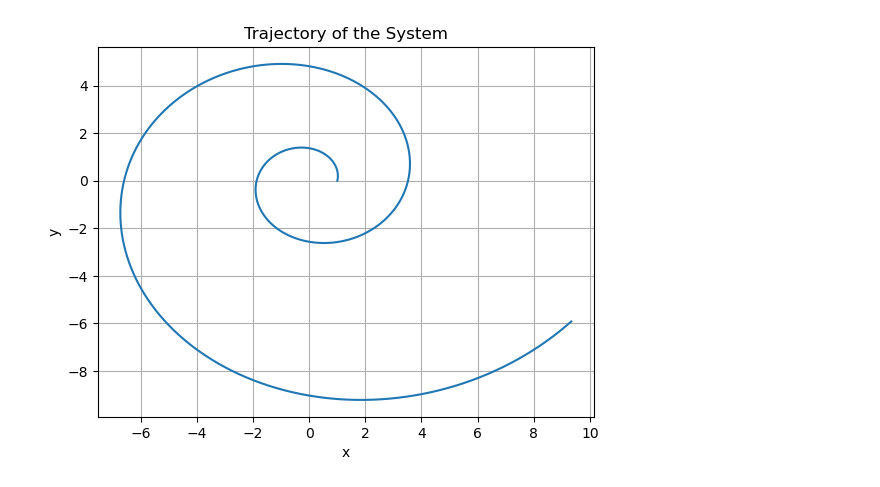
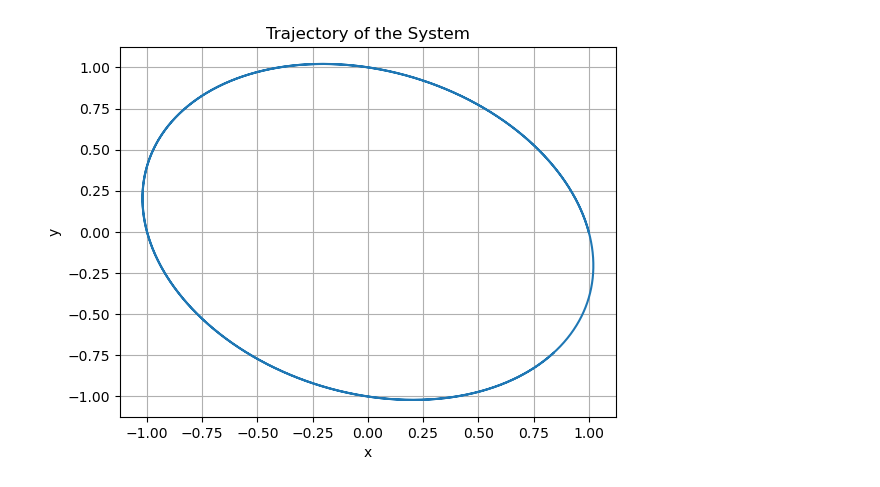
Before and after one commit to moyasui/AML-project, a Jupyter notebook: src/visualisers/stable_spiral_visualizer.ipynb, the cells around one changed output. Drawn from its saved outputs; the diff is of its cells as text; code cells hidden in the pictures.

```diff
--- a/src/visualisers/stable_spiral_visualizer.ipynb
+++ b/src/visualisers/stable_spiral_visualizer.ipynb
@@ -5,7 +5,7 @@ import matplotlib.pyplot as plt
 
 def dynamics(t, y, a, b, c, d):
     x, y = y
-    dx_dt = a*x - b*y
+    dx_dt = -a*x - b*y
     dy_dt = c*x + d*y
     return [dx_dt, dy_dt]
 
@@ -13,31 +13,31 @@ def dynamics(t, y, a, b, c, d):
 a = 0.2
 b = 1
 c = 1
 d = 0.2
 
 # Initial conditions
 x0 = 1.0
 y0 = 0.0
 initial_conditions = [x0, y0]
 
 # Time span
 t_start = 0.0
 t_end = 12.0
 t_eval = np.linspace(t_start, t_end, 100000)
 
 # Numerical integration
 solution = solve_ivp(dynamics, [t_start, t_end], initial_conditions, t_eval=t_eval, args=(a, b, c, d))
 
 # Extracting solution
 x_solution = solution.y[0]
 y_solution = solution.y[1]
 
 # Plotting trajectory
 plt.plot(x_solution, y_solution)
 plt.xlabel('x')
 plt.ylabel('y')
 plt.title('Trajectory of the System')
 plt.grid(True)
 plt.show()
 # %% [output]
-[figure, old version]
+[figure, new version]
```
Also changed, not shown: 7 other files.
